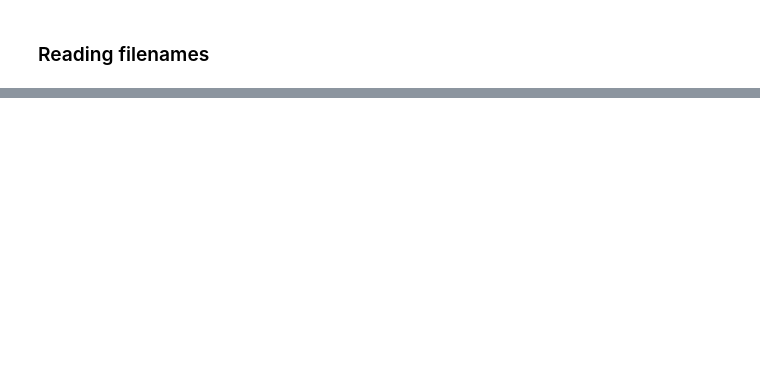
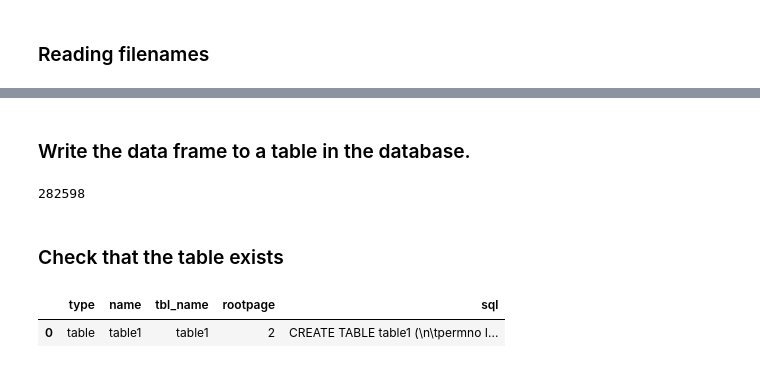
Before and after one commit to kerryback/busi520, a Jupyter notebook: Misc.ipynb, the cells around one changed output, grey strips where cells are left out. Cells and saved outputs as stored; diff of their text form; code cells hidden in the pictures; blank space fills up the shorter version.

```diff
--- a/Misc.ipynb
+++ b/Misc.ipynb
@@ -104,0 +125,2 @@ with open("hello.txt", "w") as f:
+# %%
+con = create_engine('sqlite:///./mydata.db').connect()
@@ -104,0 +135,14 @@ with open("hello.txt", "w") as f:
+# %% [markdown]
+### Write the data frame to a table in the database.
+# %%
+con.execute("drop table if exists table1")
+data.to_sql("table1", index=False, con=con)
+# %% [output]
+282598
+# %% [markdown]
+### Check that the table exists
+# %%
+pd.read_sql(" select * from sqlite_schema where type='table' ", con=con)
+# %% [output]
+|  | type | name | tbl_name | rootpage | sql |
+| 0 | table | table1 | table1 | 2 | CREATE TABLE table1 (\n\tpermno I... |
```
Also changed, not shown: parts of 25 cells of this notebook, 2 other files.
